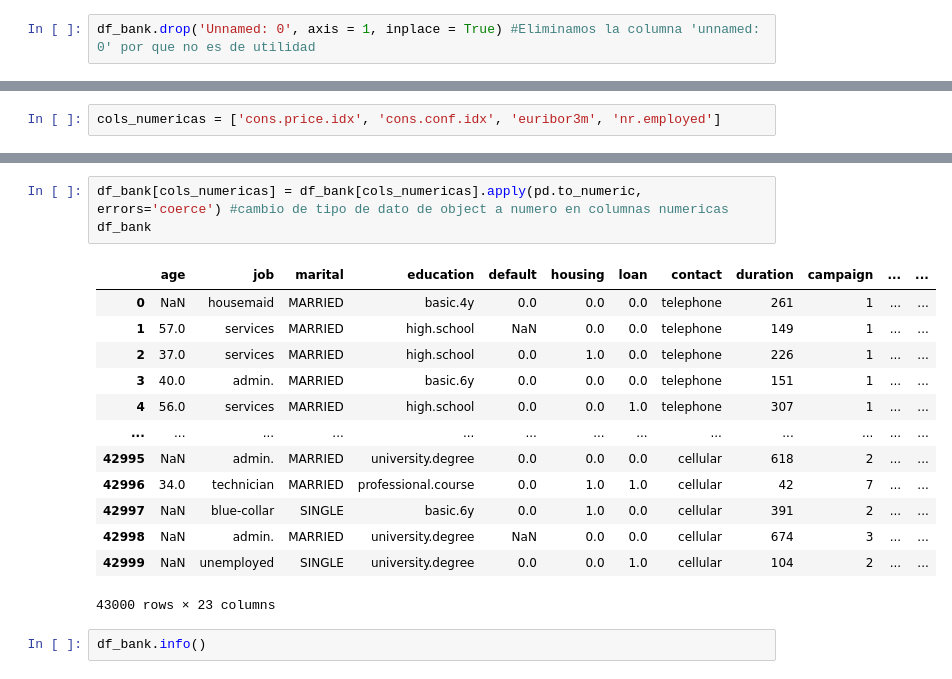
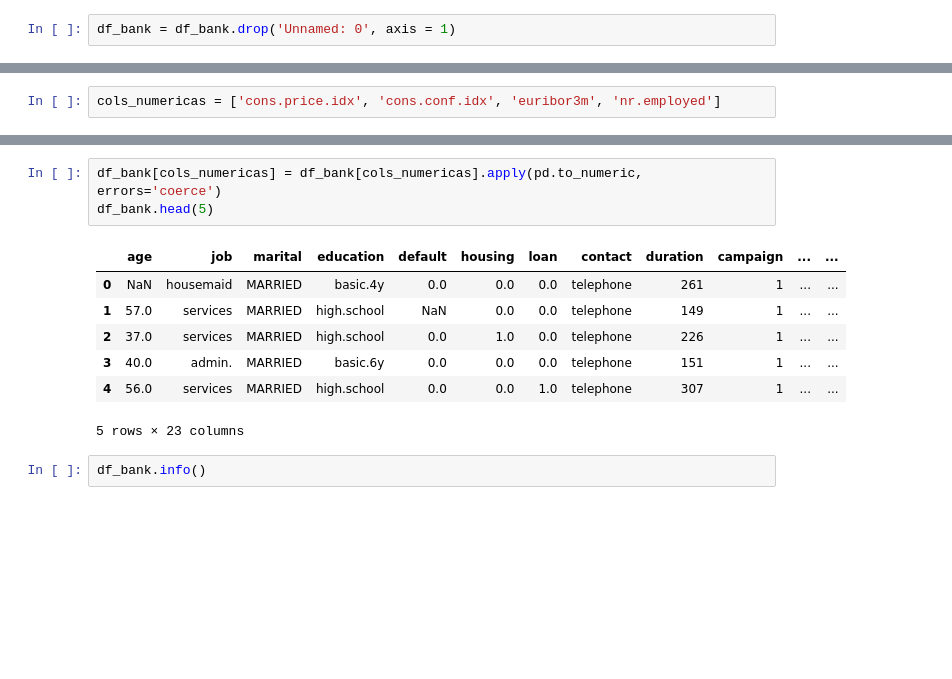
Before and after one commit to pablo98al/Entrega-Proyecto-Python-EDA, a Jupyter notebook: EDA/EDA_bank-additional.ipynb, the cells around one changed output, grey strips where cells are left out. Cells and saved outputs as stored; diff of their text form; blank space fills up the shorter version.

```diff
--- a/EDA/EDA_bank-additional.ipynb
+++ b/EDA/EDA_bank-additional.ipynb
@@ -54,5 +56,5 @@ dtype: object
 # %%
-df_bank.drop('Unnamed: 0', axis = 1, inplace = True) #Eliminamos la columna 'unnamed: 0' por que no es de utilidad
+df_bank = df_bank.drop('Unnamed: 0', axis = 1)
 # %%
 df_bank.info()
 # %% [output]
@@ -132,20 +129,14 @@ df_bank
 # %%
-df_bank[cols_numericas] = df_bank[cols_numericas].apply(pd.to_numeric, errors='coerce') #cambio de tipo de dato de object a numero en columnas numericas
-df_bank
+df_bank[cols_numericas] = df_bank[cols_numericas].apply(pd.to_numeric, errors='coerce')
+df_bank.head(5)
 # %% [output]
 |  | age | job | marital | education | default | housing | loan | contact | duration | campaign | ... | ... |
 | 0 | NaN | housemaid | MARRIED | basic.4y | 0.0 | 0.0 | 0.0 | telephone | 261 | 1 | ... | ... |
 | 1 | 57.0 | services | MARRIED | high.school | NaN | 0.0 | 0.0 | telephone | 149 | 1 | ... | ... |
 | 2 | 37.0 | services | MARRIED | high.school | 0.0 | 1.0 | 0.0 | telephone | 226 | 1 | ... | ... |
 | 3 | 40.0 | admin. | MARRIED | basic.6y | 0.0 | 0.0 | 0.0 | telephone | 151 | 1 | ... | ... |
 | 4 | 56.0 | services | MARRIED | high.school | 0.0 | 0.0 | 1.0 | telephone | 307 | 1 | ... | ... |
-| ... | ... | ... | ... | ... | ... | ... | ... | ... | ... | ... | ... | ... |
-| 42995 | NaN | admin. | MARRIED | university.degree | 0.0 | 0.0 | 0.0 | cellular | 618 | 2 | ... | ... |
-| 42996 | 34.0 | technician | MARRIED | professional.course | 0.0 | 1.0 | 1.0 | cellular | 42 | 7 | ... | ... |
-| 42997 | NaN | blue-collar | SINGLE | basic.6y | 0.0 | 1.0 | 0.0 | cellular | 391 | 2 | ... | ... |
-| 42998 | NaN | admin. | MARRIED | university.degree | NaN | 0.0 | 0.0 | cellular | 674 | 3 | ... | ... |
-| 42999 | NaN | unemployed | SINGLE | university.degree | 0.0 | 0.0 | 1.0 | cellular | 104 | 2 | ... | ... |
-43000 rows × 23 columns
+5 rows × 23 columns
 # %%
 df_bank.info()
 # %% [output]
```
Also changed, not shown: parts of 43 cells of this notebook, 7 other files.
